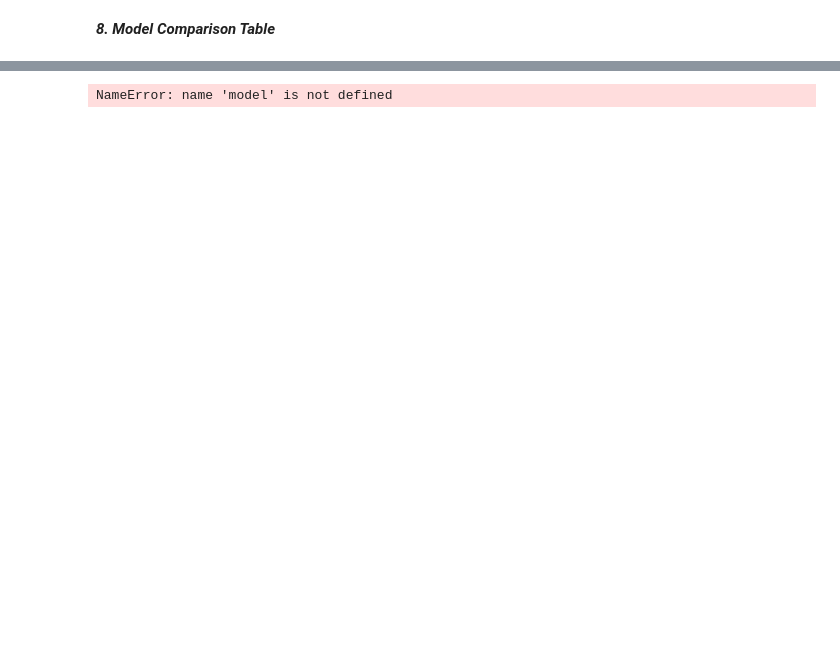
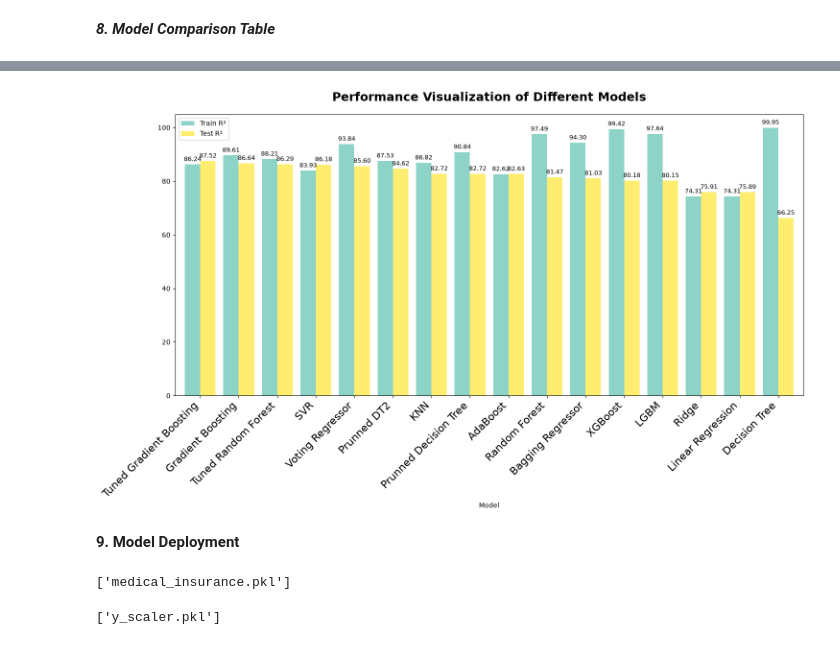
Before and after one commit to lochanrai/Medical-Insurance-Prediction-Project, a Jupyter notebook: MedicalInsurancePrediction.ipynb, the cells around one changed output, grey strips where cells are left out. Drawn from its saved outputs; the diff is of its cells as text; code cells hidden in the pictures; blank space fills up the shorter version.

```diff
--- a/MedicalInsurancePrediction.ipynb
+++ b/MedicalInsurancePrediction.ipynb
@@ -577,0 +693,3 @@ Testing Data : R² = 80.46%, Adjusted R² = 80.09%, RMSE = 0.4501
+# %%
+# Combine models in a Voting Regressor
+voting_regressor = VotingRegressor(estimators=[('rf', model2),('dt', model5),('xgb', model4)])
@@ -577,0 +714,3 @@ Testing Data : R² = 80.46%, Adjusted R² = 80.09%, RMSE = 0.4501
+# %%
+# Initialize the base regressor (e.g., Decision Tree Regressor)
+base_regressor = DecisionTreeRegressor(random_state=42)
@@ -702,0 +920,27 @@ ValueError: All arrays must be of the same length
+# %%
+for name, candidate in candidates.items():
+    candidate.fit(x_train_standardized, y_train_standardized)
+    train_pred = candidate.predict(x_train_standardized)
+    test_pred = candidate.predict(x_test_standardized)
+
+    results.append({
+        "Model": name,
+        "Accuracy" : candidate.score(x_test_standardized,y_test_standardized),
+
+        "Train R²": r2_score(y_train_standardized, train_pred),
+        "Test R²": r2_score(y_test_standardized, test_pred),
+        #"Training Score Adjusted R2":training_scores_adj_r2,
+        #"Training Score RMSE":training_scores_rmse,
+
+        #"Testing Score Adjusted R2":testing_scores_adj_r2,
+        #"Testing Score RMSE":testing_scores_rmse,
+        "Test RMSE ($)": np.sqrt(mean_squared_error(y_test, test_pred)),
+
+
+
+    })
+
+results_df = pd.DataFrame(results).sort_values(
+    by="Test R²", ascending=False
+)
+results_df
@@ -703,25 +982,42 @@ ValueError: All arrays must be of the same length
 # %%
 # Plotting bar chart for training and testing scores
-ax = model.plot(
-    x="Algorithms",
-    y=["Training Score R2","Testing Score R2"],
+plot_df = results_df.set_index("Model")[["Train R²", "Test R²"]] * 100
+
+ax = plot_df.plot(
     kind="bar",
     figsize=(15, 9),
     colormap="Set3",
     width=0.8
 )
 
 # Adding title and labels
 plt.title("Performance Visualization of Different Models", fontsize=18, fontweight="bold", pad=20)
-plt.xlabel("Algorithms", fontsize=12)
-plt.ylabel("Scores", fontsize=12)
-plt.xticks(rotation=90, ha='right', fontsize=16)
+#plt.xlabel( "model", fontsize=12)
+#plt.ylabel("Scores", fontsize=12)
+plt.xticks(rotation=45, ha='right', fontsize=16)
 
 # Adding data labels to each bar
 for container in ax.containers:
     ax.bar_label(container, fmt='%.2f', label_type='edge', fontsize=9, padding=3)
 
 plt.tight_layout()
 plt.show()
 # %% [output]
-NameError: name 'model' is not defined
+[figure, added]
+# %% [markdown]
+**9. Model Deployment**
+# %%
+import joblib
+
+selected_name = results_df.iloc[0]["Model"]
+assert selected_name == "Tuned Gradient Boosting", f"Top model is {selected_name}, not Random Forest"
+
+model = candidates[selected_name]
+joblib.dump(model, "medical_insurance.pkl")
+# %% [output]
+['medical_insurance.pkl']
+# %%
+joblib.dump(x_standard_scaler, "x_scaler.pkl")
+joblib.dump(y_standard_scaler, "y_scaler.pkl")
+# %% [output]
+['y_scaler.pkl']
```
Also changed, not shown: parts of 60 cells of this notebook, 4 other files.
